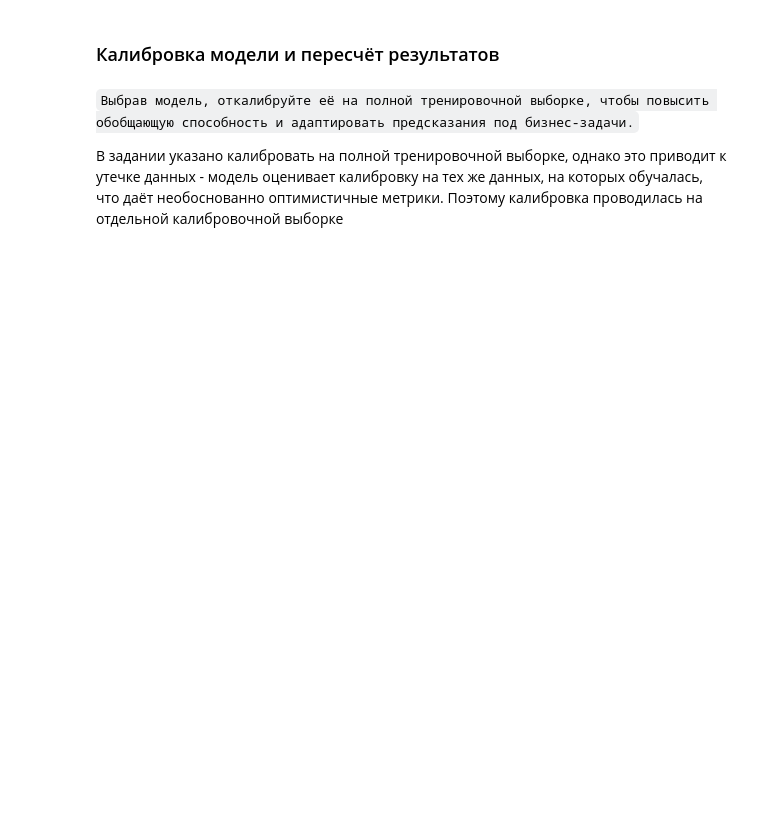
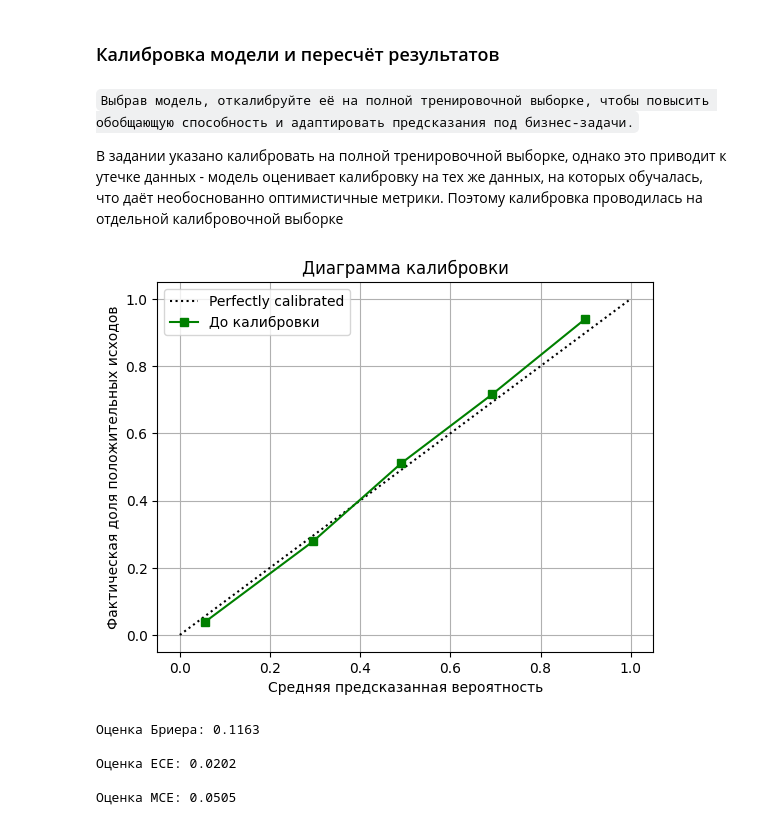
Before and after one commit to KatsayArtemDev/ML, a Jupyter notebook: classification/reservation_cancellation/reservation_cancellation_predictor.ipynb, the cells around one changed output. Cells and saved outputs as stored; diff of their text form; code cells hidden in the pictures; blank space fills up the shorter version.

```diff
--- a/classification/reservation_cancellation/reservation_cancellation_predictor.ipynb
+++ b/classification/reservation_cancellation/reservation_cancellation_predictor.ipynb
@@ -932,7 +1259,7 @@ xgb_base_bp, xgb_ros_bp, xgb_smote_bp = \
 
 def get_params(trial):
     return {
-        "iterations": trial.suggest_int("iterations", 10, 100),
+        "iterations": trial.suggest_int("iterations", 10, 200),
         "depth": trial.suggest_int("depth", 3, 8),
         "learning_rate": trial.suggest_float("learning_rate", 0.01, 0.1, log=True),
         "l2_leaf_reg": trial.suggest_float("l2_leaf_reg", 1, 10, log=True),
@@ -944,10 +1271,5 @@ cb_fixed_params = {
     "verbose": 0,
 }
 
-cb_fixed_fit_params = {
-    'cat_features': cat_cols,
-    'text_features': ['review_text']
-}
-
-cb_base_bp, cb_ros_bp, cb_smote_bp = \
-    run_all_model_variations(CatBoostClassifier, get_params, cb_fixed_params, "Cat Boost", fixed_fit_params=cb_fixed_fit_params)
+cb_base_bp, cb_ros_bp, cb_smote_bp \
+    = run_all_model_variations(CatBoostClassifier, get_params, cb_fixed_params, "Cat Boost", tree_preprocessor)
@@ -1020,20 +1398,18 @@ def check_calibration(y_true, y_proba, label):
     mce_score = calculate_mce(y_true, y_proba)
     print(f"\nОценка MCE: {mce_score:.4f}")
 # %%
-best_pipeline = get_base_pipeline(
+best_pipeline = get_smote_pipeline(
     tree_preprocessor,
-    XGBClassifier(**xgb_fixed_params, **xgb_base_bp)
+    CatBoostClassifier(**cb_fixed_params, **cb_smote_bp)
 )
 
 best_pipeline.fit(X_train, y_train)
 y_proba_calib = best_pipeline.predict_proba(X_calib)[:, 1]
 check_calibration(y_calib, y_proba_calib, 'До калибровки')
-
-calibrator = CalibratedClassifierCV(
-    estimator=best_pipeline,
-    method='sigmoid',
-)
-calibrator.fit(X_calib, y_calib)
-
-y_proba_calib = calibrator.predict_proba(X_calib)[:, 1]
-check_calibration(y_calib, y_proba_calib, 'После калибровки')
+# %% [output]
+[figure, added]
+Оценка Бриера: 0.1163
+
+Оценка ECE: 0.0202
+
+Оценка MCE: 0.0505
```
Also changed, not shown: parts of 47 cells of this notebook, 1 other file.
